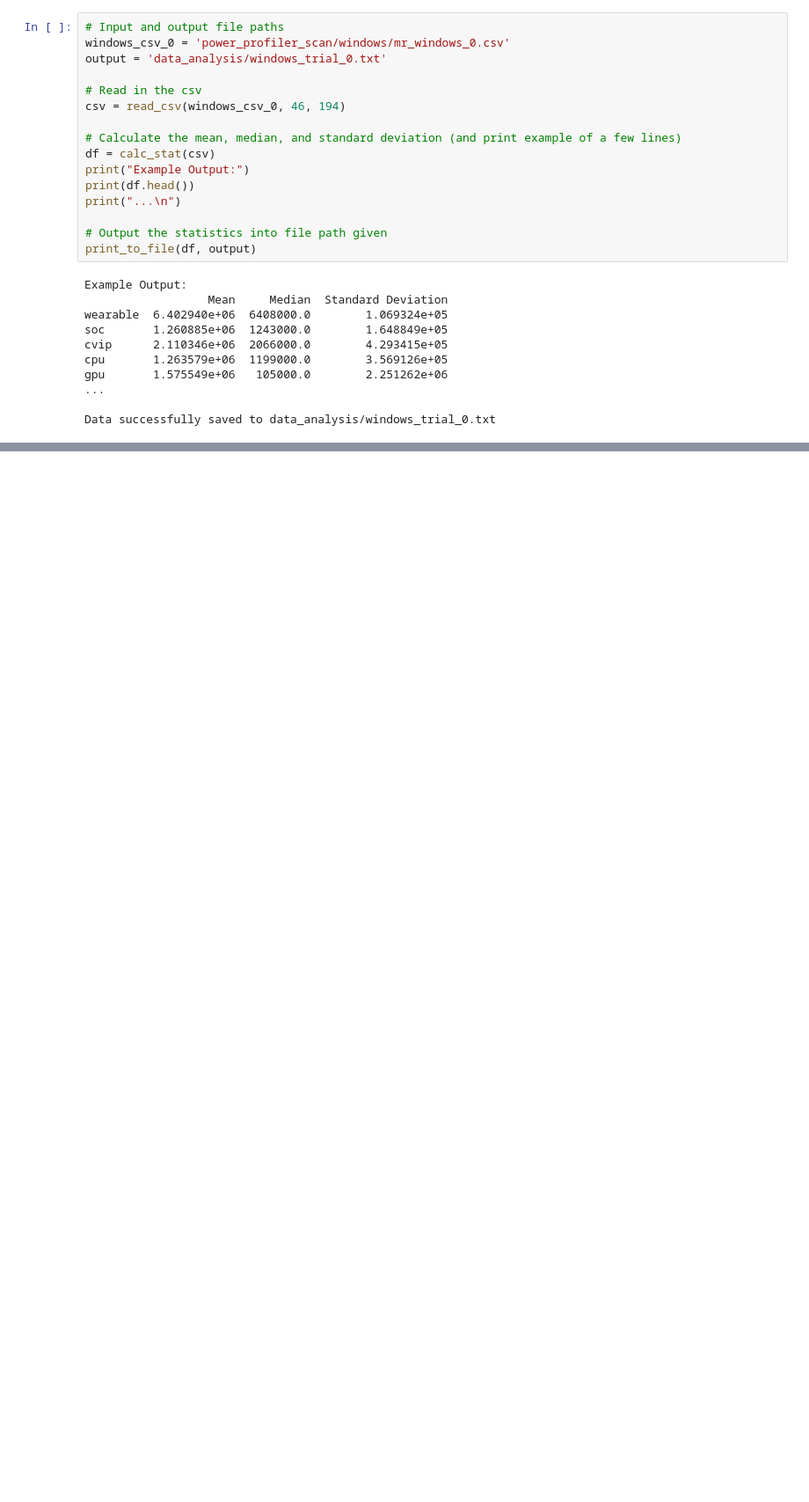
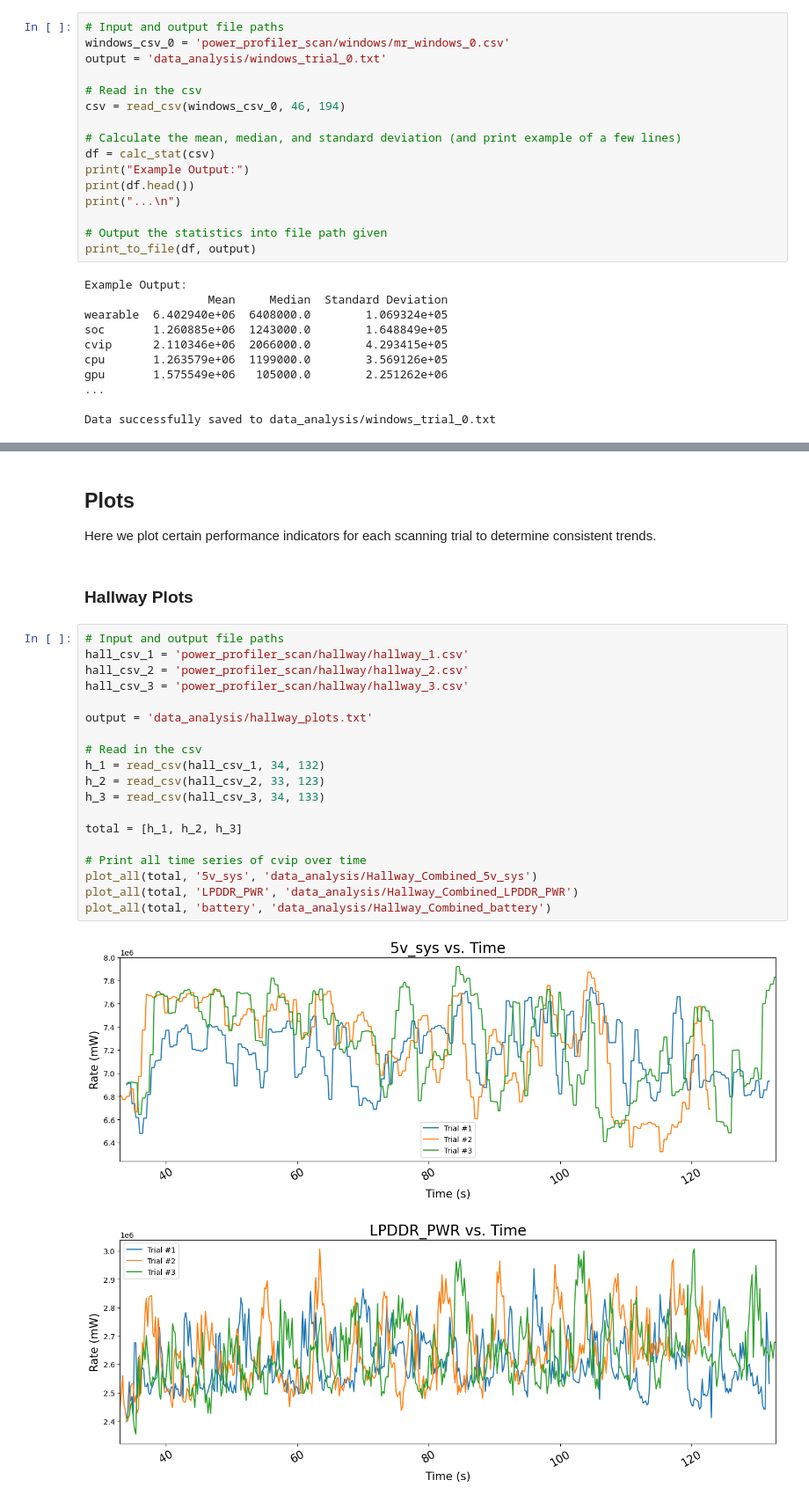
Before and after one commit to alliec45/mixed_reality_defense, a Jupyter notebook: scans.ipynb, the cells around one changed output, grey strips where cells are left out. Shown: that part at 88% size. Cells and saved outputs as stored; diff of their text form; blank space fills up the shorter version.

Commit message:
data analysis, pandas and matplotlib

```diff
--- a/scans.ipynb
+++ b/scans.ipynb
@@ -102,0 +247,28 @@ Data successfully saved to data_analysis/windows_trial_0.txt
+# %% [markdown]
+## Plots
+
+Here we plot certain performance indicators for each scanning trial to determine consistent trends.
+# %% [markdown]
+### Hallway Plots
+# %%
+# Input and output file paths
+hall_csv_1 = 'power_profiler_scan/hallway/hallway_1.csv'
+hall_csv_2 = 'power_profiler_scan/hallway/hallway_2.csv'
+hall_csv_3 = 'power_profiler_scan/hallway/hallway_3.csv'
+
+output = 'data_analysis/hallway_plots.txt'
+
+# Read in the csv
+h_1 = read_csv(hall_csv_1, 34, 132)
+h_2 = read_csv(hall_csv_2, 33, 123)
+h_3 = read_csv(hall_csv_3, 34, 133)
+
+total = [h_1, h_2, h_3]
+
+# Print all time series of cvip over time
+plot_all(total, '5v_sys', 'data_analysis/Hallway_Combined_5v_sys')
+plot_all(total, 'LPDDR_PWR', 'data_analysis/Hallway_Combined_LPDDR_PWR')
+plot_all(total, 'battery', 'data_analysis/Hallway_Combined_battery')
+# %% [output]
+[figure, added]
+[figure, added]
```
Also changed, not shown: parts of 14 cells of this notebook, 10 other files.
